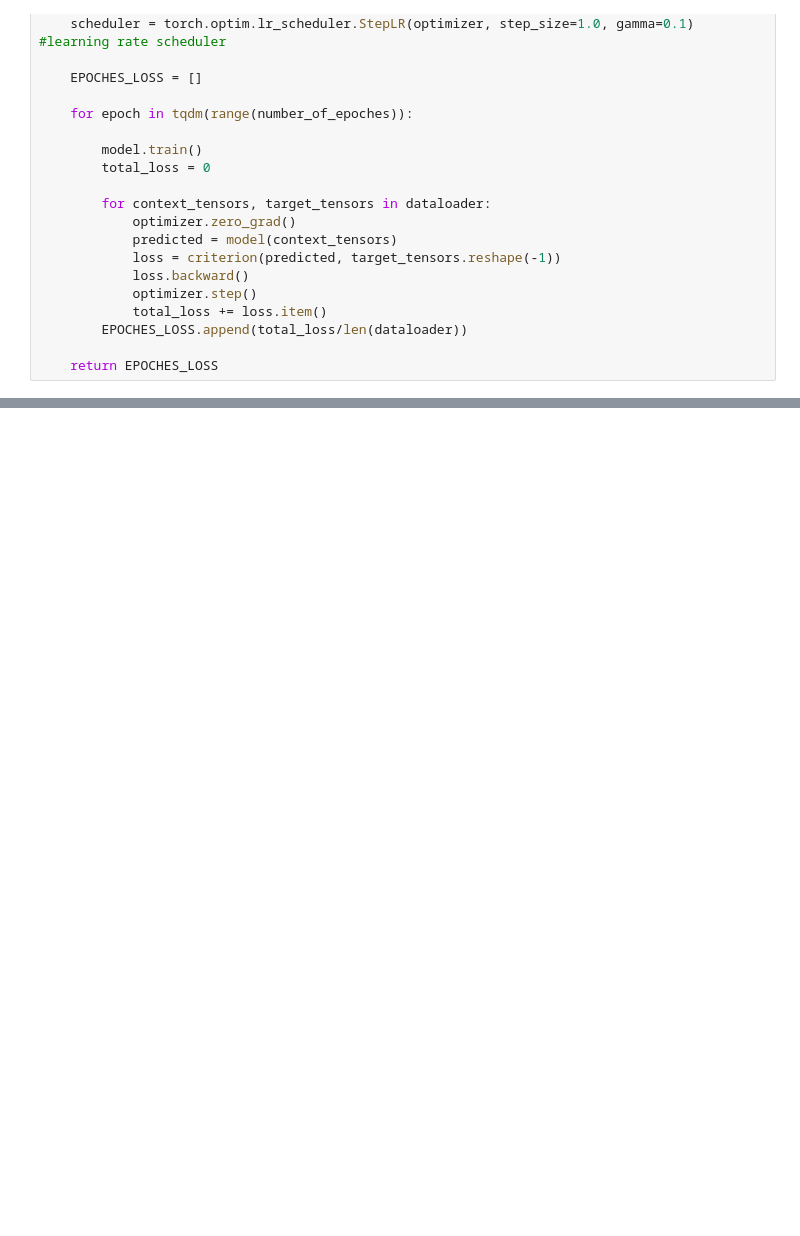
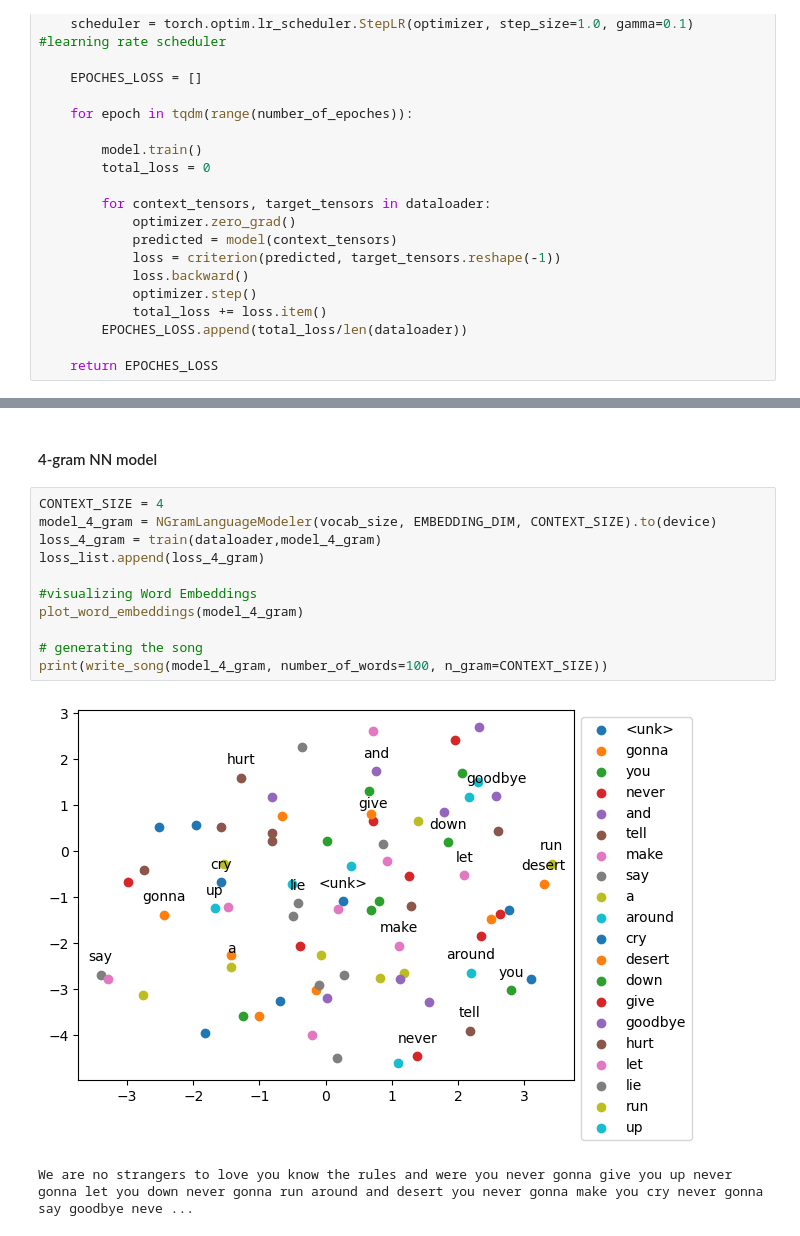
Before and after one commit to vijayabalanj1994/90s_Song_Generator, a Jupyter notebook: code.ipynb, the cells around one changed output, grey strips where cells are left out. Drawn from its saved outputs; the diff is of its cells as text; blank space fills up the shorter version.

```diff
--- a/code.ipynb
+++ b/code.ipynb
@@ -523,0 +512,16 @@ array([[ 0.08868341, -2.4159017 ],
+# %% [markdown]
+#### 4-gram NN model
+# %%
+CONTEXT_SIZE = 4
+model_4_gram = NGramLanguageModeler(vocab_size, EMBEDDING_DIM, CONTEXT_SIZE).to(device)
+loss_4_gram = train(dataloader,model_4_gram)
+loss_list.append(loss_4_gram)
+
+#visualizing Word Embeddings
+plot_word_embeddings(model_4_gram)
+
+# generating the song
+print(write_song(model_4_gram, number_of_words=100, n_gram=CONTEXT_SIZE))
+# %% [output]
+[figure, added]
+We are no strangers to love you know the rules and were you never gonna give you up never gonna let you down never gonna run around and desert you never gonna make you cry never gonna say goodbye neve ...
```
Also changed, not shown: parts of 20 cells of this notebook.
